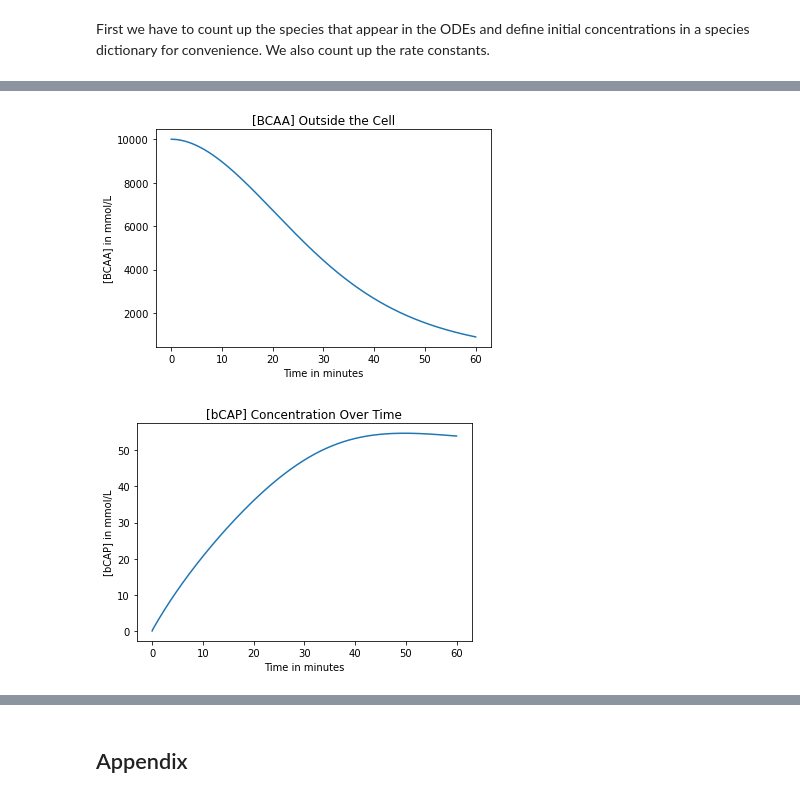
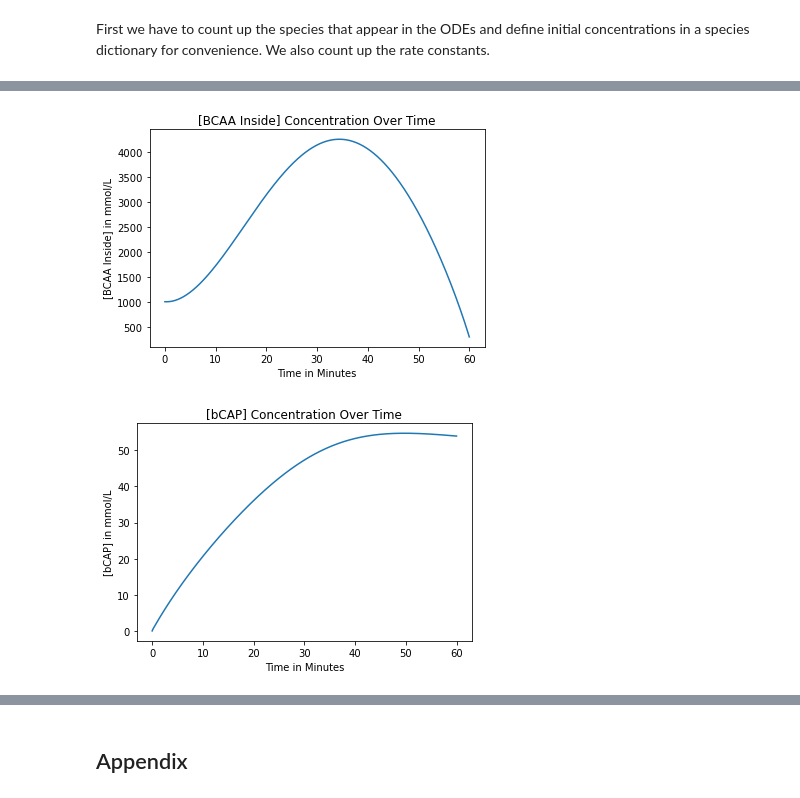
Before and after one commit to BloonCorps/iGEMIT-Modeling, a Jupyter notebook: gene_expression_enzyme_kinetics.ipynb, the cells around one changed output, grey strips where cells are left out. Saved outputs shown, nothing was run; the diff lists cells and outputs as text; code cells hidden in the pictures.

```diff
--- a/gene_expression_enzyme_kinetics.ipynb
+++ b/gene_expression_enzyme_kinetics.ipynb
@@ -129,8 +129,8 @@ consts = {
 
 #Define initial concs to feed into ODE solver.
 s = species
-initial_conc = [s['BCAA_out'], s['bCAP'], s['bCAP_complex'], \
-    s['BCAA_in'], s['ilvK'], s['Complex1'],
+initial_conc = [s['BCAA_out'], s['BCAA_in'], s['bCAP'], \
+    s['bCAP_complex'], s['ilvK'], s['Complex1'], \
     s['BCKA'], s['Complex2'], s['BCKDH']]
 
 #Define reaction.
@@ -141,18 +141,17 @@ na_conc = species['NAD+']
 glutamate_conc = species['glutamate']
 
 def reaction(conc, time):
-    bcaaout_conc = conc[0]
-    bcap_conc = conc[1]
-    bcapcomplex_conc = conc[2]
-    bcaain_conc = conc[3]
-    ilvK_conc = conc[4]
-    complex1_conc = conc[5]
-    bcka_conc = conc[6]
-    complex2_conc = conc[7]
-    bckdh_conc = conc[8]
+    #var1, var2, var3 = [test_list[i] for i in (1, 3, 5)]
+    bcaaout_conc, bcaain_conc, bcap_conc, bcapcomplex_conc, \
+        ilvK_conc, complex1_conc, bcka_conc, complex2_conc, \
+            bckdh_conc =[conc[i] for i in range(0, 9, 1)]
 
     dBCAAoutdt = -consts['k_b1']*bcaaout_conc*na_conc*bcap_conc \
         + consts['k_b-1']*bcapcomplex_conc
+
+    dBCAAindt = -consts['k_1']*bcaain_conc*ilvK_conc*oxoglutarate_conc \
+        + consts['k_-1']*complex1_conc \
+        + consts['k_b2']*bcapcomplex_conc
 
     dbCAPdt = -consts['k_b1']*bcaaout_conc*na_conc*bcap_conc \
         + consts['k_b-1']*bcapcomplex_conc \
@@ -162,10 +161,6 @@ def reaction(conc, time):
     dbCAPcomplexdt = consts['k_b1']*bcaaout_conc*na_conc*bcap_conc \
         - consts['k_b-1']*bcapcomplex_conc \
         - consts['k_b2']*bcapcomplex_conc
-
-    dBCAAindt = -consts['k_1']*bcaain_conc*ilvK_conc*oxoglutarate_conc \
-        + consts['k_-1']*complex1_conc \
-        + consts['k_b2']*bcapcomplex_conc
 
     dilvKdt = -consts['k_1']*bcaain_conc*ilvK_conc*oxoglutarate_conc \
         + consts['k_-1']*complex1_conc + consts['k_2']*complex1_conc \
@@ -188,52 +183,33 @@ def reaction(conc, time):
         + consts['k_4']*complex2_conc \
         + consts['lambda_3'] - consts['sigma_3']*bckdh_conc
 
-    return [dBCAAoutdt, dbCAPdt, dbCAPcomplexdt,
-        dBCAAindt, dilvKdt, dcomplex1dt, \
+    return [dBCAAoutdt, dBCAAindt, dbCAPdt, \
+        dbCAPcomplexdt, dilvKdt, dcomplex1dt, \
         dBCKAdt, dcomplex2dt, dBCKDHdt]
 
-#Define timesteps.
+#Define timesteps and solve.
 t = np.linspace(0, 60, 10000) #step times
-
 solution = odeint(reaction, initial_conc, t)
 
-fig = plt.figure(0)
-fig.clf()
-plt.plot(t, solution[:, 3])
-plt.title("[BCAA] Concentration Over Time in B. subtilis")
-plt.xlabel('Time in minutes')
-plt.ylabel('[BCAA] in mmol/L')
-plt.show()
+labels = {
+    0: "[BCAA Outside] ",
+    1: "[BCAA Inside] ",
+    2: "[bCAP] ",
+    3: "bCAP-complex ",
+    4: "[ilvK (transaminase)] ",
+    5: "[ilvK-complex] ",
+    6: "[BCKA] ",
+    7: "[BCKDH-complex] ",
+    8: "[BCKDH] ",
+}
 
-fig = plt.figure(0)
-fig.clf()
-plt.plot(t, solution[:, 0])
-plt.title("[BCAA] Outside the Cell")
-plt.xlabel('Time in minutes')
-plt.ylabel('[BCAA] in mmol/L')
-plt.show()
+for index in range(0, 9, 1):
+    fig = plt.figure(0)
+    fig.clf()
 
-fig = plt.figure(0)
-fig.clf()
-plt.plot(t, solution[:, 1])
-plt.title("[bCAP] Concentration Over Time")
-plt.xlabel('Time in minutes')
-plt.ylabel('[bCAP] in mmol/L')
-plt.show()
-
-fig = plt.figure(0)
-fig.clf()
-plt.plot(t, solution[:, 8])
-plt.title("[BCKDH] Concentration Over Time Inside B. Subtilis")
-plt.xlabel('Time in minutes')
-plt.ylabel('[BCKDH] in mmol/L')
-plt.show()
-
-fig = plt.figure(0)
-fig.clf()
-plt.plot(t, solution[:, 2])
-plt.title("[bCAP Complex]")
-plt.xlabel('Time in minutes')
-plt.ylabel('[bCAP Complex] in mmol/L')
-plt.show()
+    plt.plot(t, solution[:, index])
+    plt.title(labels[index] + "Concentration Over Time")
+    plt.xlabel('Time in Minutes')
+    plt.ylabel(labels[index] + 'in mmol/L')
+    plt.show()
 # %% [output]
@@ -241,2 +217,2 @@ plt.show()
-[figure, old version]
+[figure, new version]
 [figure]
```
Also changed, not shown: parts of 1 cell of this notebook.
